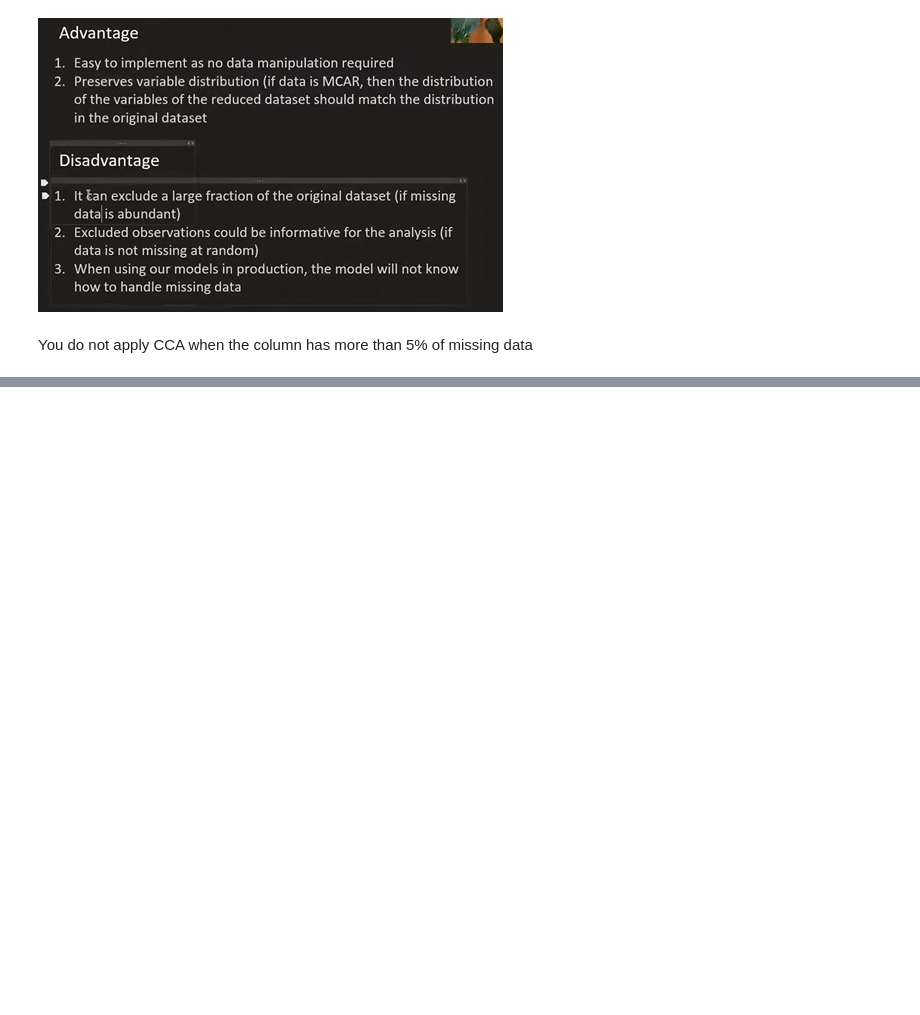
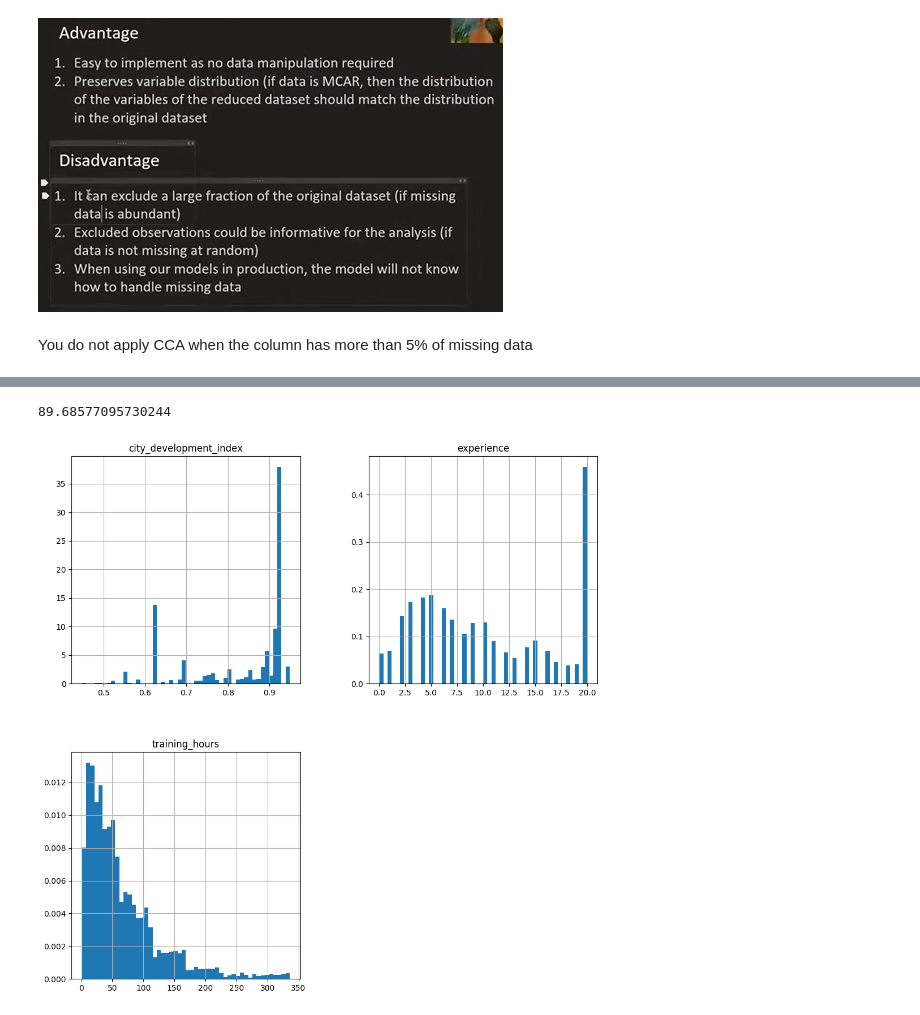
Before and after one commit to SyedNaveedM/CampusX_ML, a Jupyter notebook: Day_35-Handling_Missing_Data_1/missing_data.ipynb, the cells around one changed output, grey strips where cells are left out. Cells and saved outputs as stored; diff of their text form; code cells hidden in the pictures; blank space fills up the shorter version.

Commit message:
Handling missing variables 1

```diff
--- a/Day_35-Handling_Missing_Data_1/missing_data.ipynb
+++ b/Day_35-Handling_Missing_Data_1/missing_data.ipynb
@@ -21,0 +26,2 @@ You do not apply CCA when the column has more than 5% of missing data
+# %%
+df=pd.read_csv('data_science_job.csv')
@@ -21,0 +74,8 @@ You do not apply CCA when the column has more than 5% of missing data
+# %%
+# get the columns with less than 5% missing data
+cols=[]
+for col in df.columns:
+    if(df[col].isnull().mean()<0.05 and df[col].isnull().mean()>0):
+        cols.append(col)
+
+cols
@@ -21,0 +97,12 @@ You do not apply CCA when the column has more than 5% of missing data
+# %%
+# to find how much dropping the data will affect us
+(len(df[cols].dropna())/len(df))*100
+# %% [output]
+89.68577095730244
+# %%
+new_df=df[cols].dropna()
+# %%
+new_df.hist(bins=50, density=True, figsize=(12, 12))
+plt.show()
+# %% [output]
+[figure, added]
```
Also changed, not shown: parts of 16 cells of this notebook.
